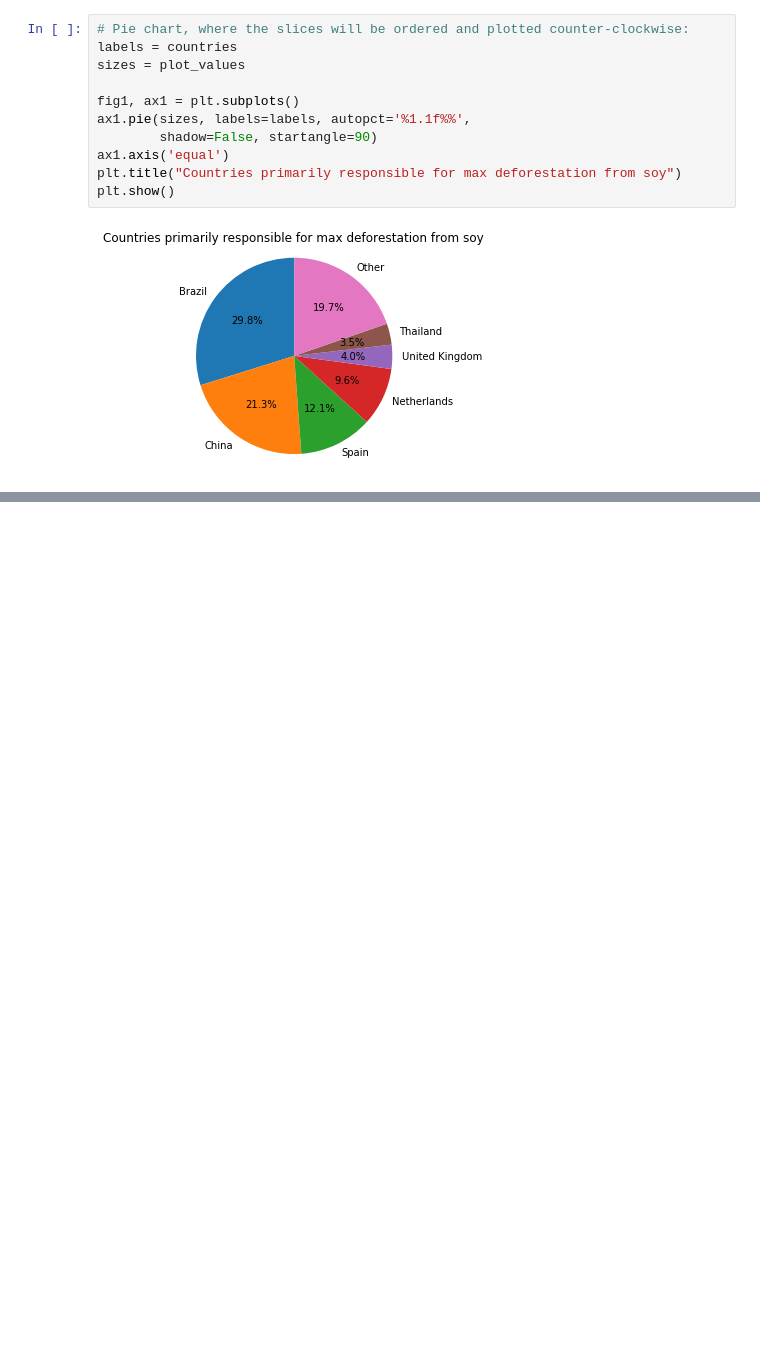
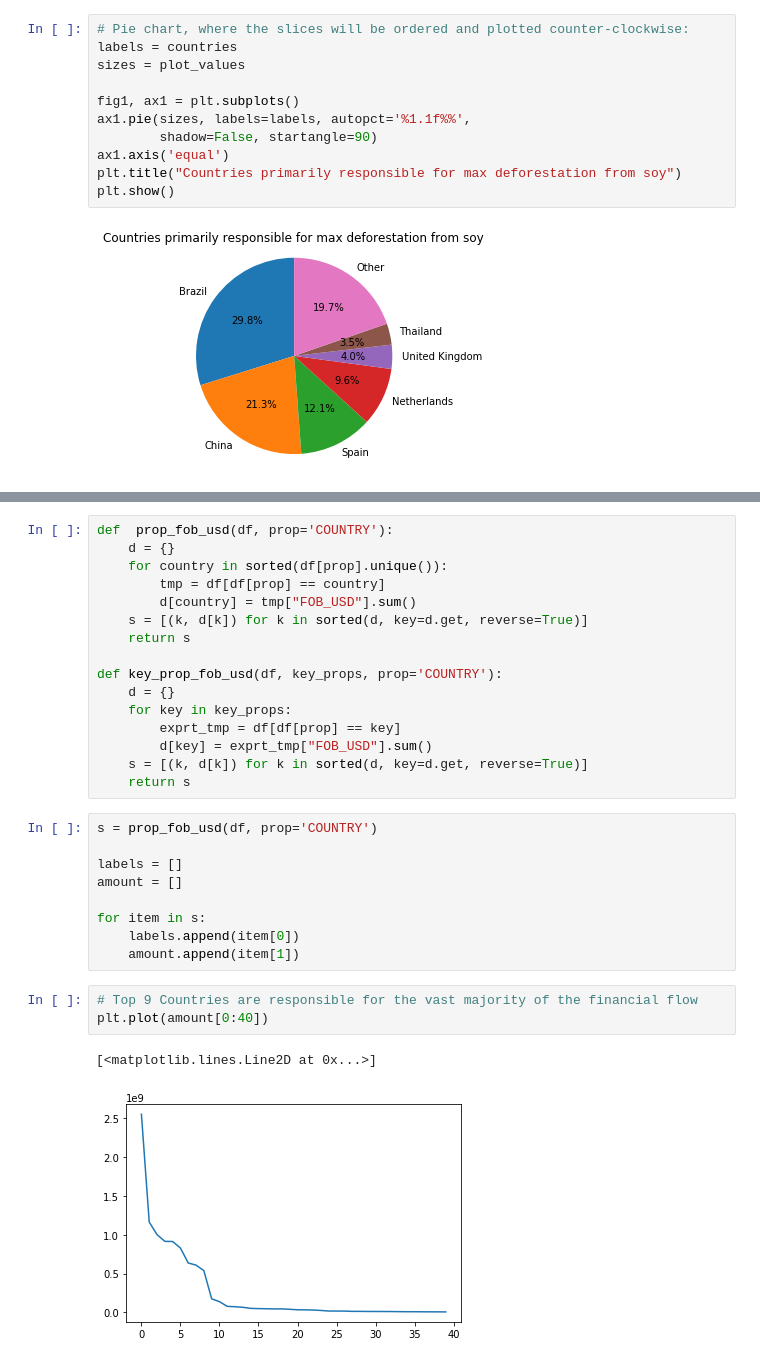
Before and after one commit to Vizzuality/data_sci_tutorials, a Jupyter notebook: work/TRASE_widgets.ipynb, the cells around one changed output, grey strips where cells are left out. Cells and saved outputs as stored; diff of their text form; blank space fills up the shorter version.

```diff
--- a/work/TRASE_widgets.ipynb
+++ b/work/TRASE_widgets.ipynb
@@ -396,0 +447,31 @@ plt.show()
+# %%
+def  prop_fob_usd(df, prop='COUNTRY'):
+    d = {}
+    for country in sorted(df[prop].unique()):
+        tmp = df[df[prop] == country]
+        d[country] = tmp["FOB_USD"].sum()
+    s = [(k, d[k]) for k in sorted(d, key=d.get, reverse=True)]
+    return s
+
+def key_prop_fob_usd(df, key_props, prop='COUNTRY'):
+    d = {}
+    for key in key_props:
+        exprt_tmp = df[df[prop] == key]
+        d[key] = exprt_tmp["FOB_USD"].sum()
+    s = [(k, d[k]) for k in sorted(d, key=d.get, reverse=True)]
+    return s
+# %%
+s = prop_fob_usd(df, prop='COUNTRY')
+
+labels = []
+amount = []
+
+for item in s:
+    labels.append(item[0])
+    amount.append(item[1])
+# %%
+# Top 9 Countries are responsible for the vast majority of the financial flow
+plt.plot(amount[0:40])
+# %% [output]
+[<matplotlib.lines.Line2D at 0x...>]
+[figure, added]
```
Also changed, not shown: parts of 24 cells of this notebook.
